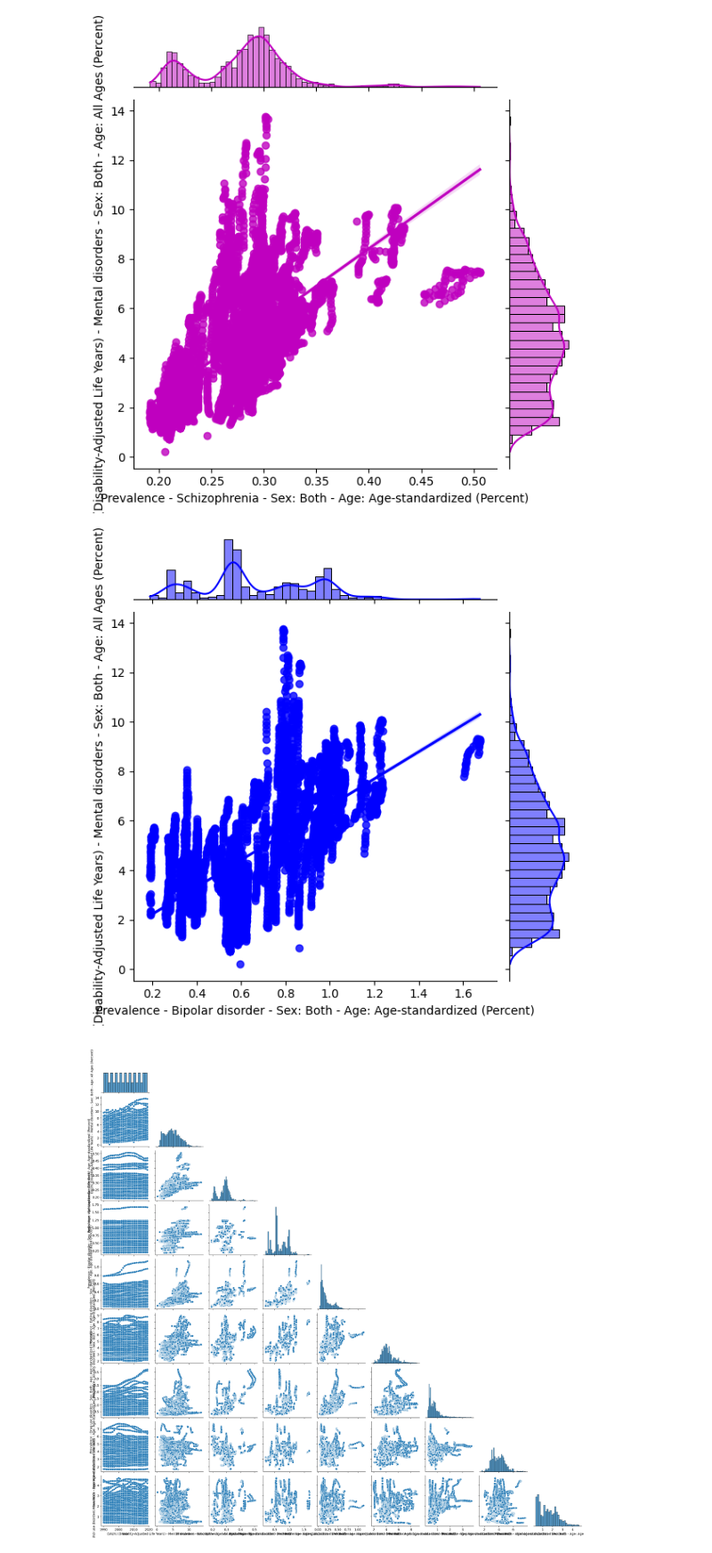
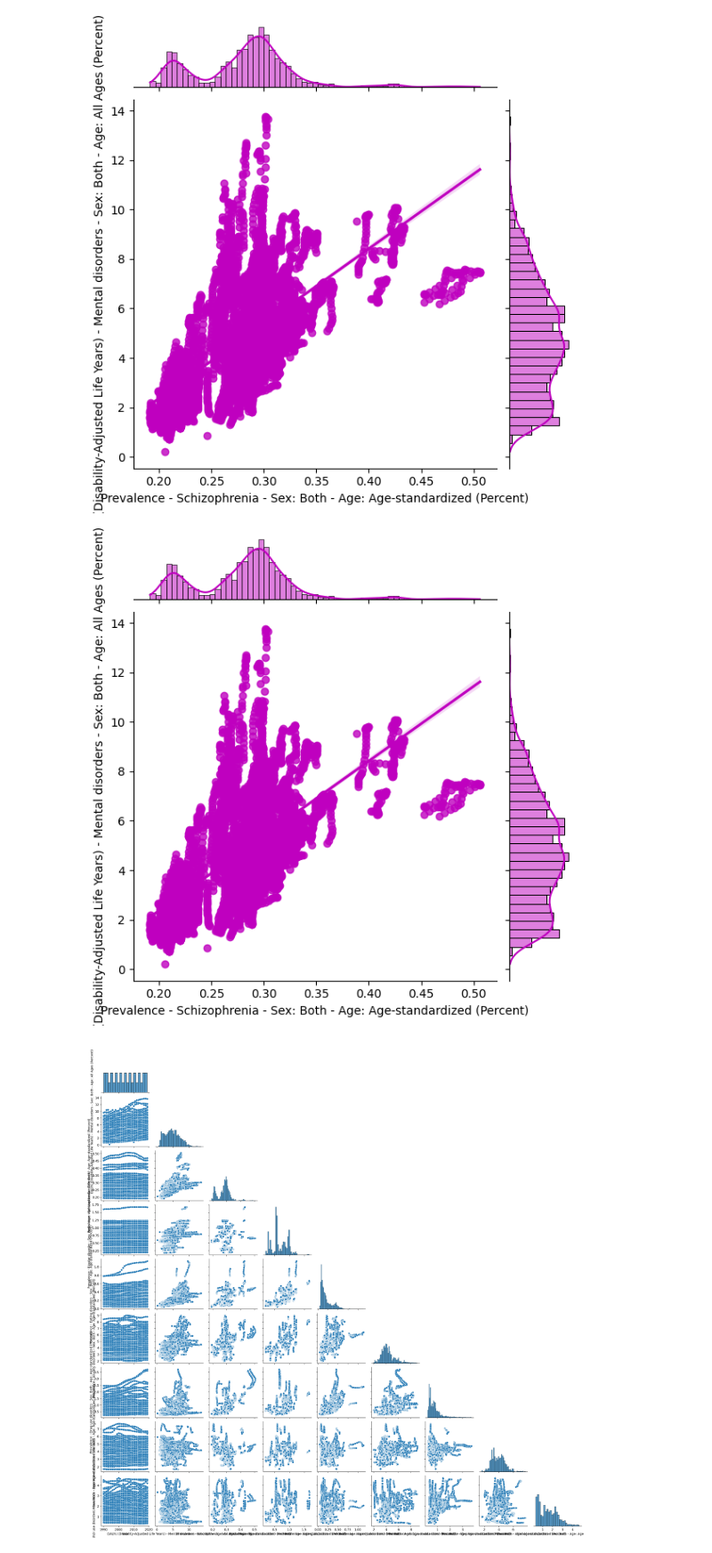
Before and after one commit to VASANTHIGUNTI/MENTAL-FITNESS-TRACKER-IBM-PROJECT, a Jupyter notebook: mental-fitness-tracker.ipynb, the cells around one changed output. Shown at 89% size. Saved outputs shown, nothing was run; the diff lists cells and outputs as text; code cells hidden in the pictures.

```diff
--- a/mental-fitness-tracker.ipynb
+++ b/mental-fitness-tracker.ipynb
@@ -14,8 +17,8 @@ import seaborn as sns
 import matplotlib.pyplot as plt
 import plotly.express as px
 # %%
-df1 = pd.read_csv("/content/mental-and-substance-use-as-share-of-disease.csv")
-df2 = pd.read_csv("/content/prevalence-by-mental-and-substance-use-disorder.csv")
+df1 = pd.read_csv("/content/drive/MyDrive/mental-and-substance-use-as-share-of-disease.csv")
+df2 = pd.read_csv("/content/drive/MyDrive/prevalence-by-mental-and-substance-use-disorder.csv")
 # %%
 df1.head()
 # %% [output]
@@ -102,10 +105,10 @@ plt.show()
 # %% [output]
 [figure]
 # %%
-sns.jointplot(data,x="Prevalence - Bipolar disorder - Sex: Both - Age: Age-standardized (Percent)",y="DALYs (Disability-Adjusted Life Years) - Mental disorders - Sex: Both - Age: All Ages (Percent)",kind="reg",color=blue")
+sns.jointplot(data,x="Prevalence - Schizophrenia - Sex: Both - Age: Age-standardized (Percent)",y="DALYs (Disability-Adjusted Life Years) - Mental disorders - Sex: Both - Age: All Ages (Percent)",kind="reg",color="m")
 plt.show()
 # %% [output]
-[figure, old version]
+[figure, new version]
 # %%
 sns.pairplot(data,corner=True)
 plt.show()
```
Also changed, not shown: parts of 4 cells of this notebook.
